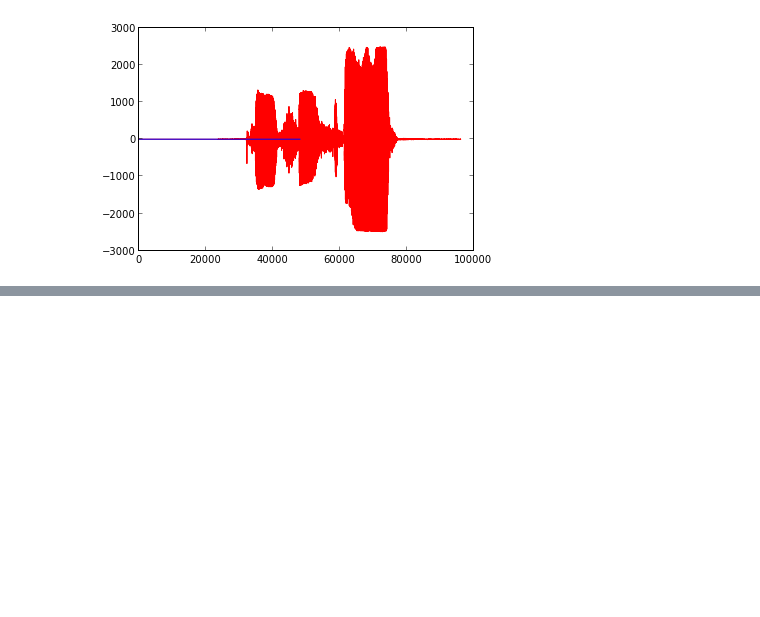
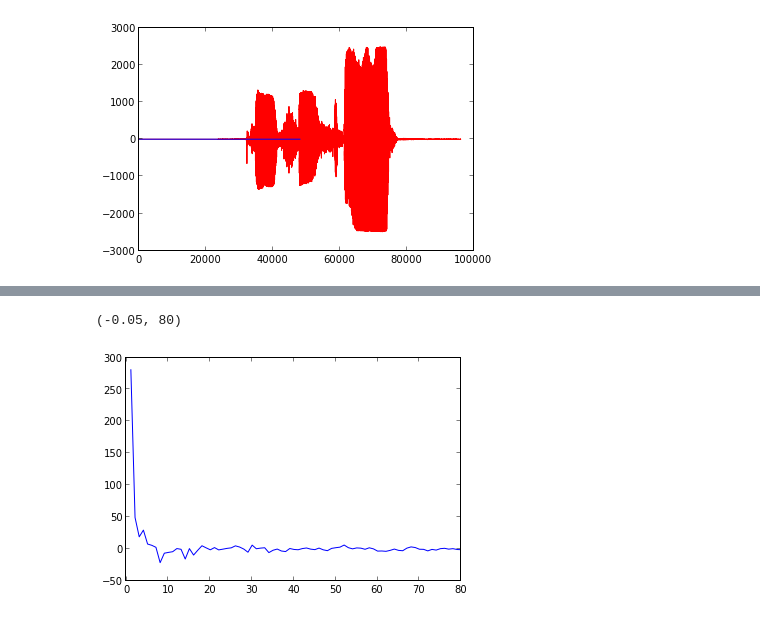
Before and after one commit to LinaPerez/PerezAngel_GarzonAlvarado_hw5, a Jupyter notebook: Pink&White_Noise.ipynb, the cells around one changed output, grey strips where cells are left out. Saved outputs shown, nothing was run; the diff lists cells and outputs as text; code cells hidden in the pictures; blank space fills up the shorter version.

```diff
--- a/Pink&White_Noise.ipynb
+++ b/Pink&White_Noise.ipynb
@@ -36,0 +46,5 @@ pylab.plot(sig, 'r')pylab.plot(clean_f)pylab.show()
+# %%
+pink1 = clean_f/freq_half plot(pink1)plt.xlim(-0.05,80)
+# %% [output]
+(-0.05, 80)
+[figure, added]
```
Also changed, not shown: parts of 3 cells of this notebook.
